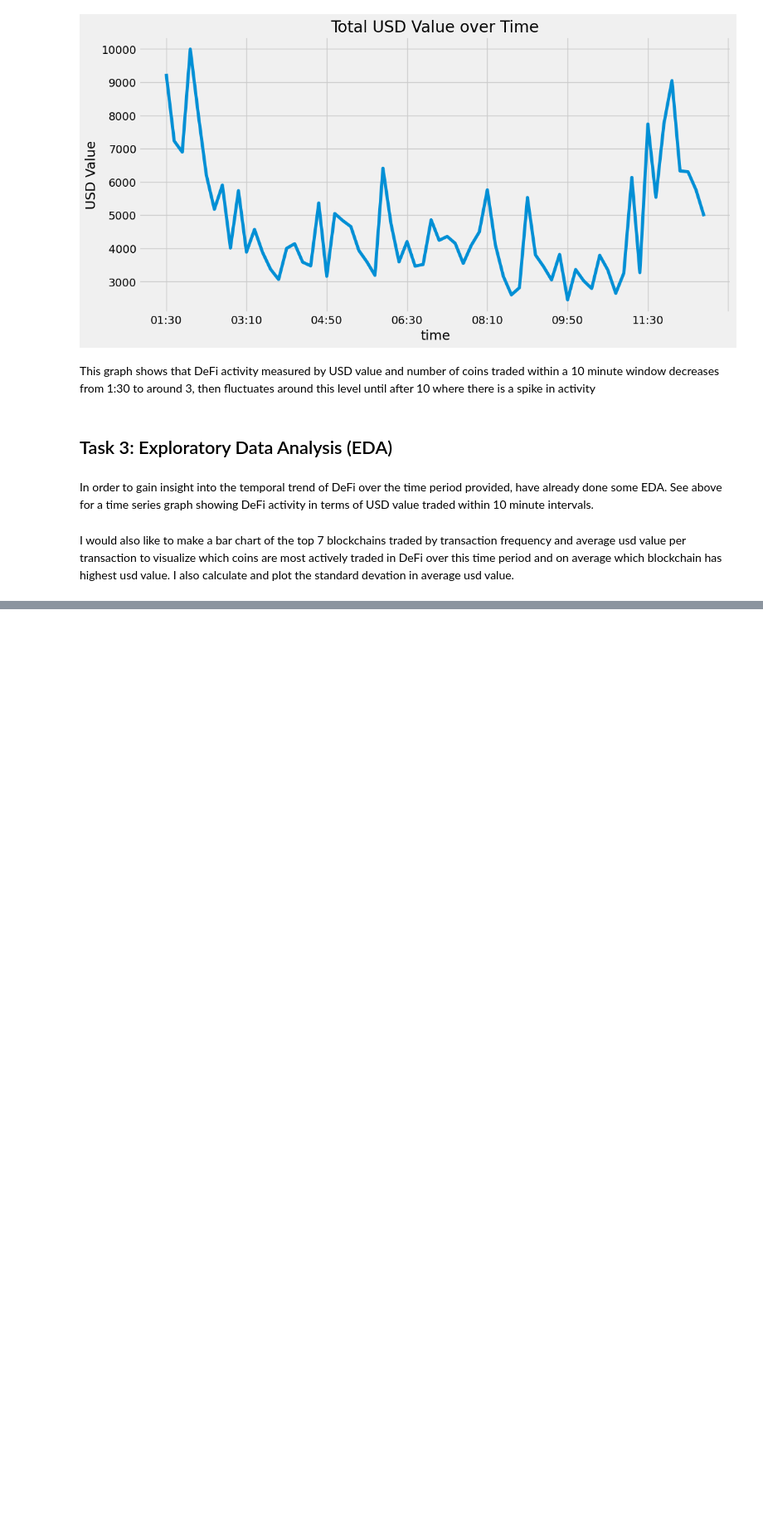
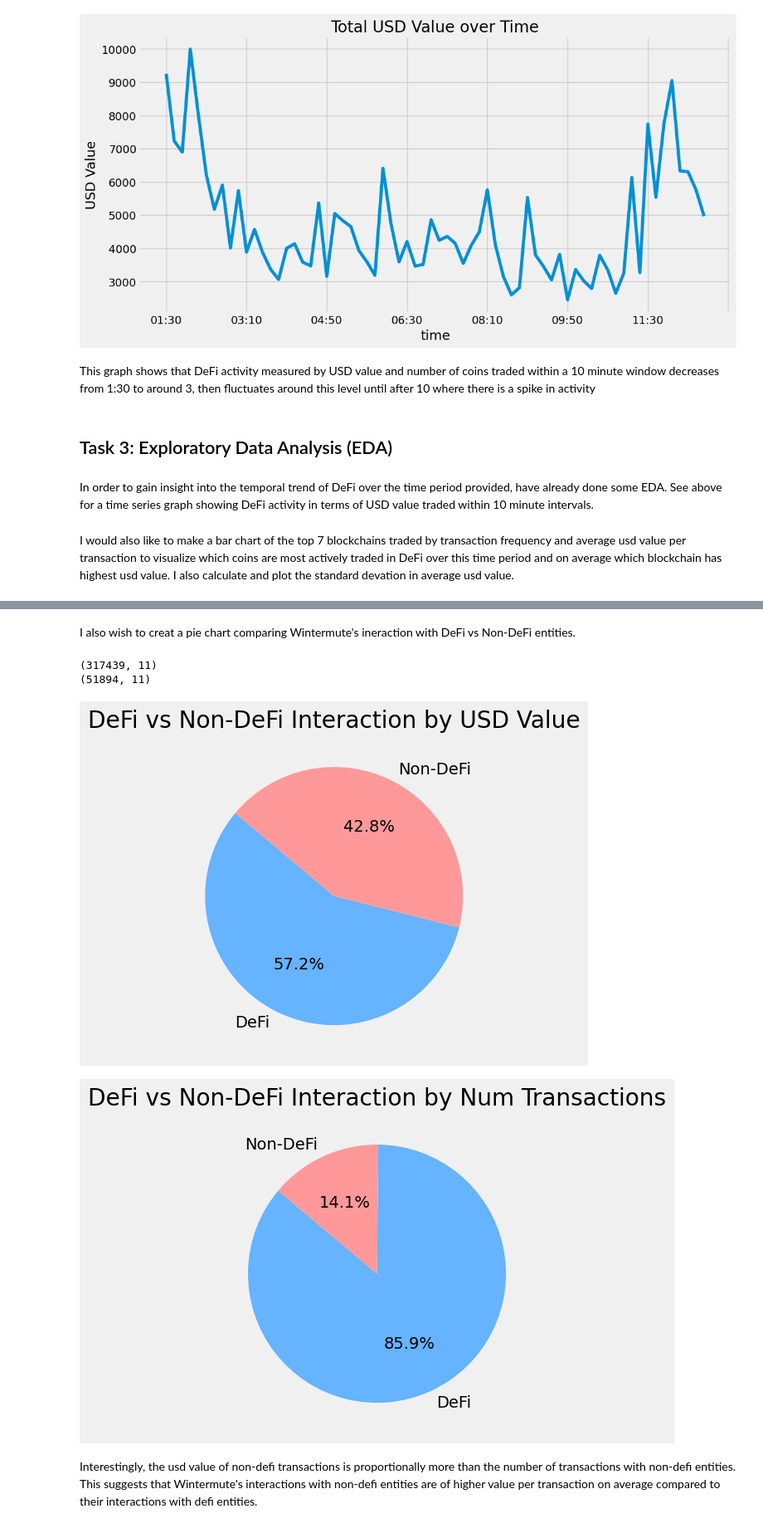
Before and after one commit to AshtonCoder308/SyntagmaLabsTestAssignment, a Jupyter notebook: assignment.ipynb, the cells around one changed output, grey strips where cells are left out. Shown: that part at 83% size. Cells and saved outputs as stored; diff of their text form; code cells hidden in the pictures; blank space fills up the shorter version.

```diff
--- a/assignment.ipynb
+++ b/assignment.ipynb
@@ -339,0 +346,43 @@ plt.show()
+# %% [markdown]
+I also wish to creat a pie chart comparing Wintermute's ineraction with DeFi vs Non-DeFi entities.
+# %%
+# obtain all rows where the counterparty is from the DeFi list
+
+from_defi = cleaned.from_entity.isin(defi)
+to_defi = cleaned.to_entity.isin(defi)
+
+# Remember, wintermute is not in from_defi or to_defi for ease at earlier stages
+# This means at least one of boolean values in loc[] is false
+cleaned_defi_data = pd.DataFrame(cleaned.loc[from_defi | to_defi])
+cleaned_nondefi_data = pd.DataFrame(cleaned.loc[~(from_defi | to_defi)])
+
+
+
+# Here is checked the number of rows equals the total rows in the clean data (369333). It does
+print(cleaned_defi_data.shape)
+print(cleaned_nondefi_data.shape)
+
+
+defi_usd_value = cleaned_defi_data.usd.sum()
+nondefi_usd_value = cleaned_nondefi_data.usd.sum()
+defi_num_transactions = cleaned_defi_data.shape[0]
+nondefi_num_transactions = cleaned_nondefi_data.shape[0]
+
+# Pie chart from value counts or grouped data
+plt.figure(1)
+plt.pie([defi_usd_value, nondefi_usd_value], labels=['DeFi', 'Non-DeFi'], autopct='%1.1f%%', startangle=140, colors=['#66b3ff','#ff9999'])
+plt.title('DeFi vs Non-DeFi Interaction by USD Value')
+plt.ylabel('')  # Remove the y-label
+
+plt.figure(2)
+plt.pie([defi_num_transactions, nondefi_num_transactions], labels=['DeFi', 'Non-DeFi'], autopct='%1.1f%%', startangle=140, colors=['#66b3ff','#ff9999'])
+plt.title('DeFi vs Non-DeFi Interaction by Num Transactions')
+
+plt.show()
+# %% [output]
+(317439, 11)
+(51894, 11)
+[figure, added]
+[figure, added]
+# %% [markdown]
+Interestingly, the usd value of non-defi transactions is proportionally more than the number of transactions with non-defi entities. This suggests that Wintermute's interactions with non-defi entities are of higher value per transaction on average compared to their interactions with defi entities.
```
Also changed, not shown: parts of 2 cells of this notebook.
